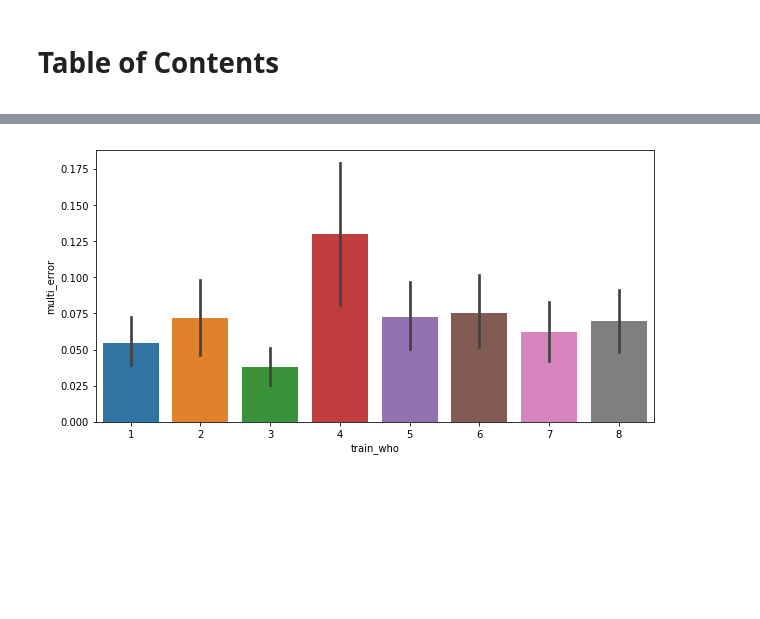
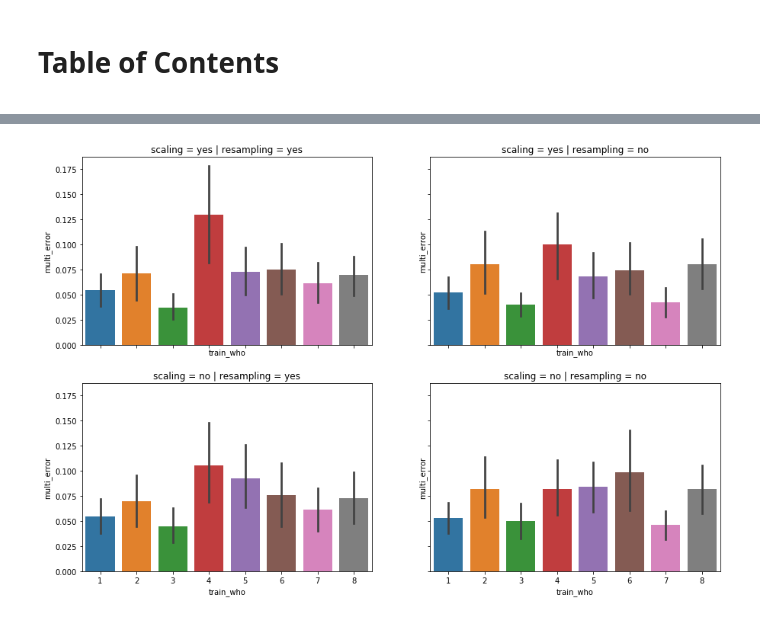
Before and after one commit to dsmilab/Taiko-Master, a Jupyter notebook: util/doraemon_analysis.ipynb, the cells around one changed output, grey strips where cells are left out. Saved outputs shown, nothing was run; the diff lists cells and outputs as text; code cells hidden in the pictures; blank space fills up the shorter version.

```diff
--- a/util/doraemon_analysis.ipynb
+++ b/util/doraemon_analysis.ipynb
@@ -58,7 +68,11 @@ ming_df
-# %%
-plt.figure(figsize=(10, 5))
-sns.barplot(y='multi_error', x='train_who', data=ming_df)
-plt.show()
-# %% [output]
-[figure, removed]
+# %%
+f, axes = plt.subplots(2, 2, sharex='all', sharey='all', figsize=(15, 10))
+for i, scl_prefix in enumerate(PREFIX):
+    for j, re_prefix in enumerate(PREFIX):
+        df = ming_df[(ming_df['scaling'] == scl_prefix) & (ming_df['resampling'] == re_prefix)]
+        sns.barplot(x='train_who', y='multi_error', data=df, ax=axes[i, j])
+        axes[i, j].set_title('scaling = %s | resampling = %s' % (scl_prefix, re_prefix))
+plt.show()
+# %% [output]
+[figure, added]
 # %%
```
Also changed, not shown: parts of 7 cells of this notebook, 5 other files.
